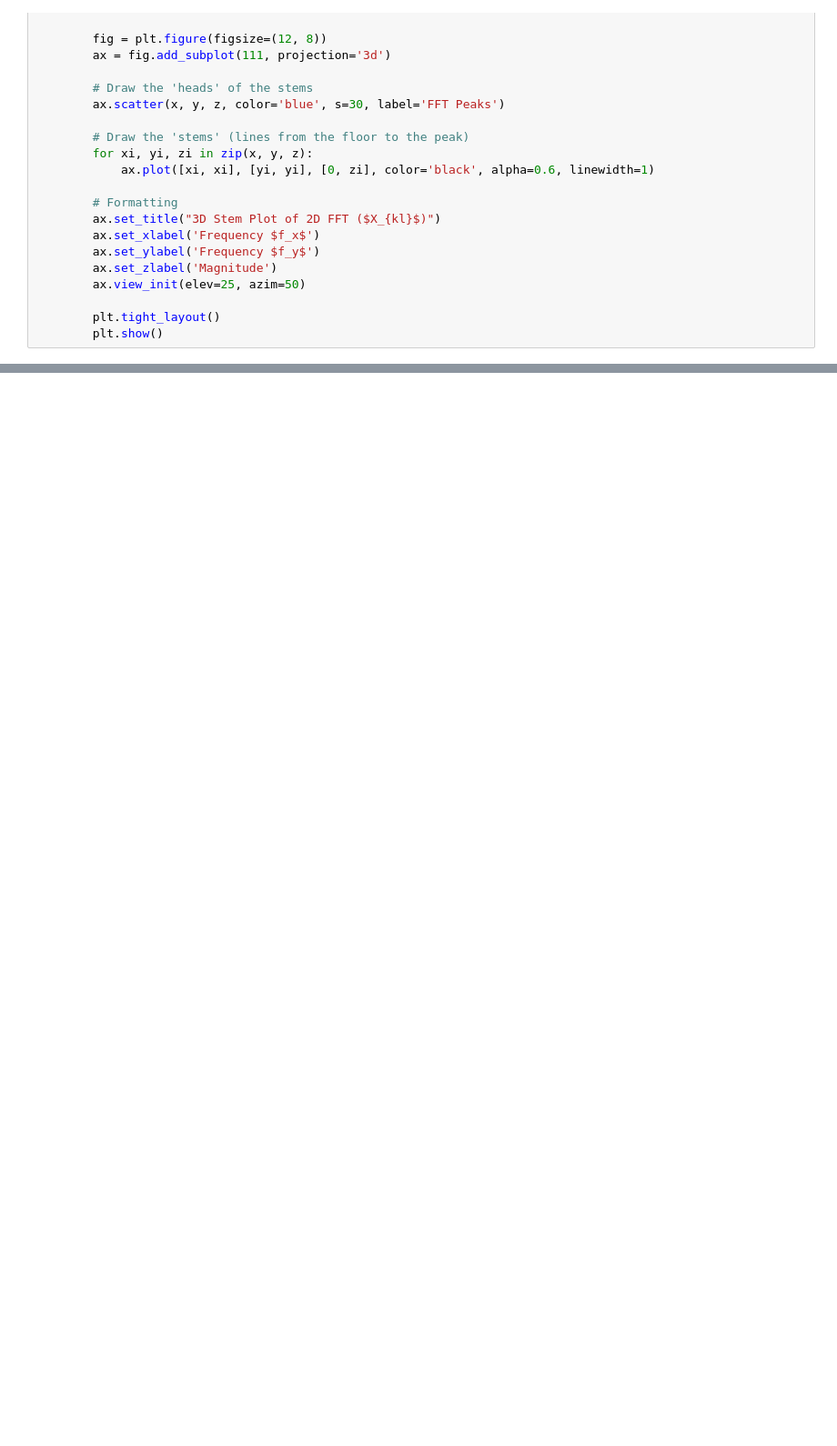
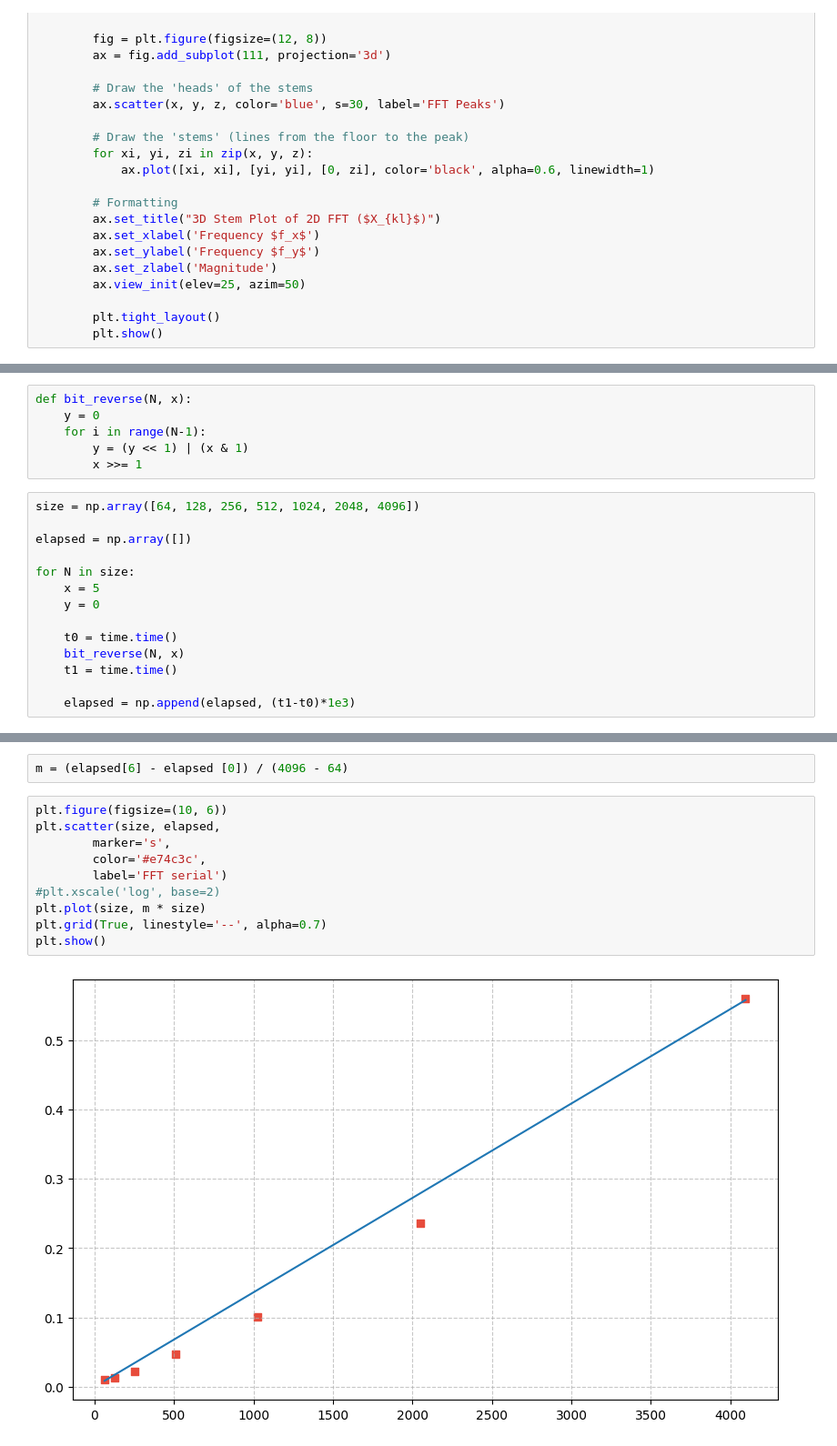
Before and after one commit to LauraRavagnani/Accelerated_FFT, a Jupyter notebook: visualize.ipynb, the cells around one changed output, grey strips where cells are left out. Shown at 91% size. Saved outputs shown, nothing was run; the diff lists cells and outputs as text; blank space fills up the shorter version.

```diff
--- a/visualize.ipynb
+++ b/visualize.ipynb
@@ -131,0 +139,20 @@ plot_benchmark_serial("results.csv")
+# %%
+def bit_reverse(N, x):
+    y = 0
+    for i in range(N-1):
+        y = (y << 1) | (x & 1)
+        x >>= 1
+# %%
+size = np.array([64, 128, 256, 512, 1024, 2048, 4096])
+
+elapsed = np.array([])
+
+for N in size:
+    x = 5
+    y = 0
+
+    t0 = time.time()
+    bit_reverse(N, x)
+    t1 = time.time()
+
+    elapsed = np.append(elapsed, (t1-t0)*1e3)
@@ -131,0 +164,14 @@ plot_benchmark_serial("results.csv")
+# %%
+m = (elapsed[6] - elapsed [0]) / (4096 - 64)
+# %%
+plt.figure(figsize=(10, 6))
+plt.scatter(size, elapsed,
+		marker='s',
+		color='#e74c3c',
+		label='FFT serial')
+#plt.xscale('log', base=2)
+plt.plot(size, m * size)
+plt.grid(True, linestyle='--', alpha=0.7)
+plt.show()
+# %% [output]
+[figure, added]
```
Also changed, not shown: parts of 7 cells of this notebook, 14 other files.
